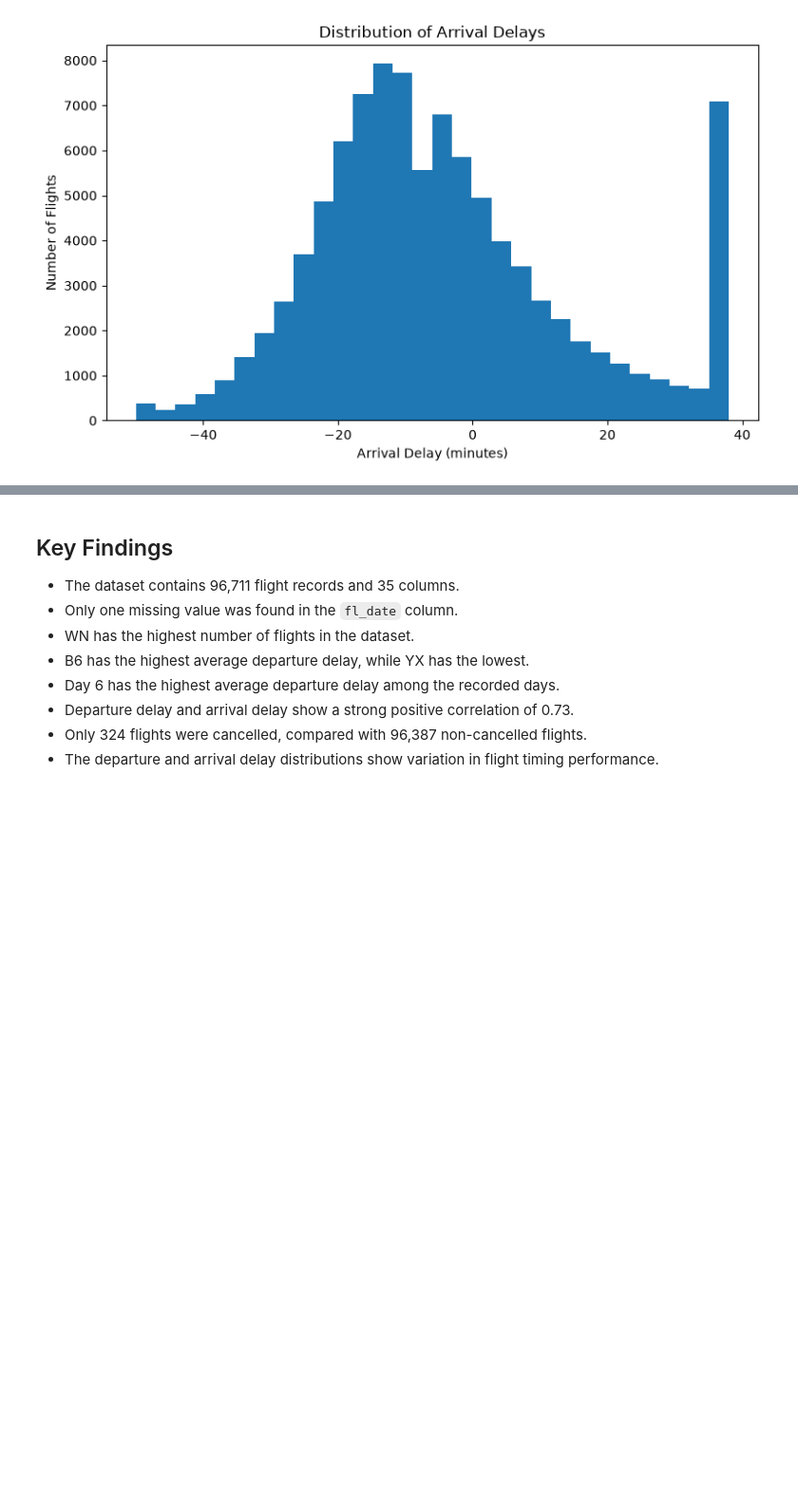
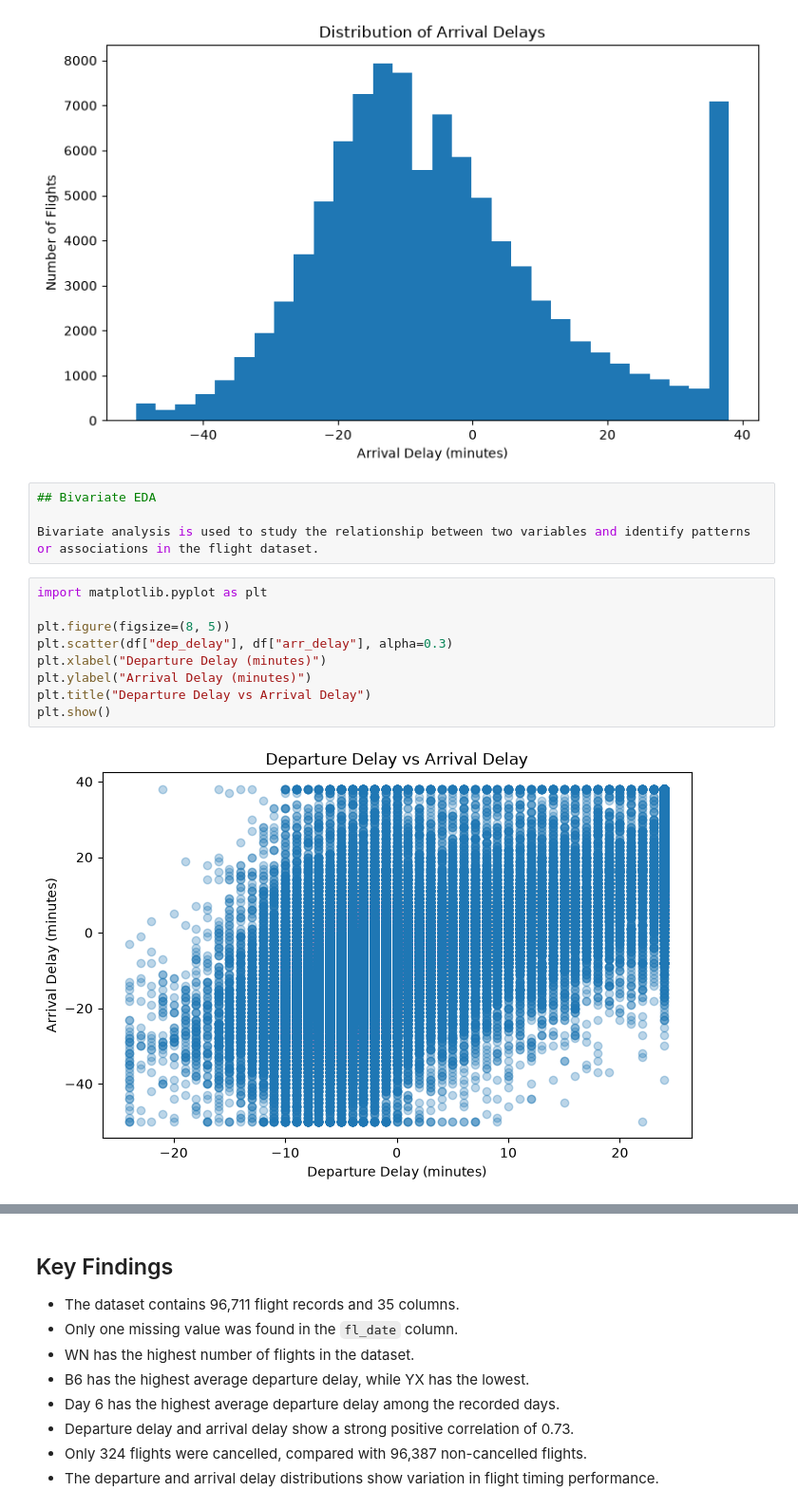
Before and after one commit to catchzaara-08/24ADI204_DSV_Team14, a Jupyter notebook: Week_1/EDA/eda.ipynb, the cells around one changed output, grey strips where cells are left out. Shown at 95% size. Saved outputs shown, nothing was run; the diff lists cells and outputs as text; blank space fills up the shorter version.

Commit message:
Add bivariate EDA analysis

```diff
--- a/Week_1/EDA/eda.ipynb
+++ b/Week_1/EDA/eda.ipynb
@@ -272,3 +272,18 @@ plt.tight_layout()
 plt.show()
 # %% [output]
 [figure]
+# %%
+## Bivariate EDA
+
+Bivariate analysis is used to study the relationship between two variables and identify patterns or associations in the flight dataset.
+# %%
+import matplotlib.pyplot as plt
+
+plt.figure(figsize=(8, 5))
+plt.scatter(df["dep_delay"], df["arr_delay"], alpha=0.3)
+plt.xlabel("Departure Delay (minutes)")
+plt.ylabel("Arrival Delay (minutes)")
+plt.title("Departure Delay vs Arrival Delay")
+plt.show()
+# %% [output]
+[figure, added]
```
Also changed, not shown: parts of 11 cells of this notebook.
